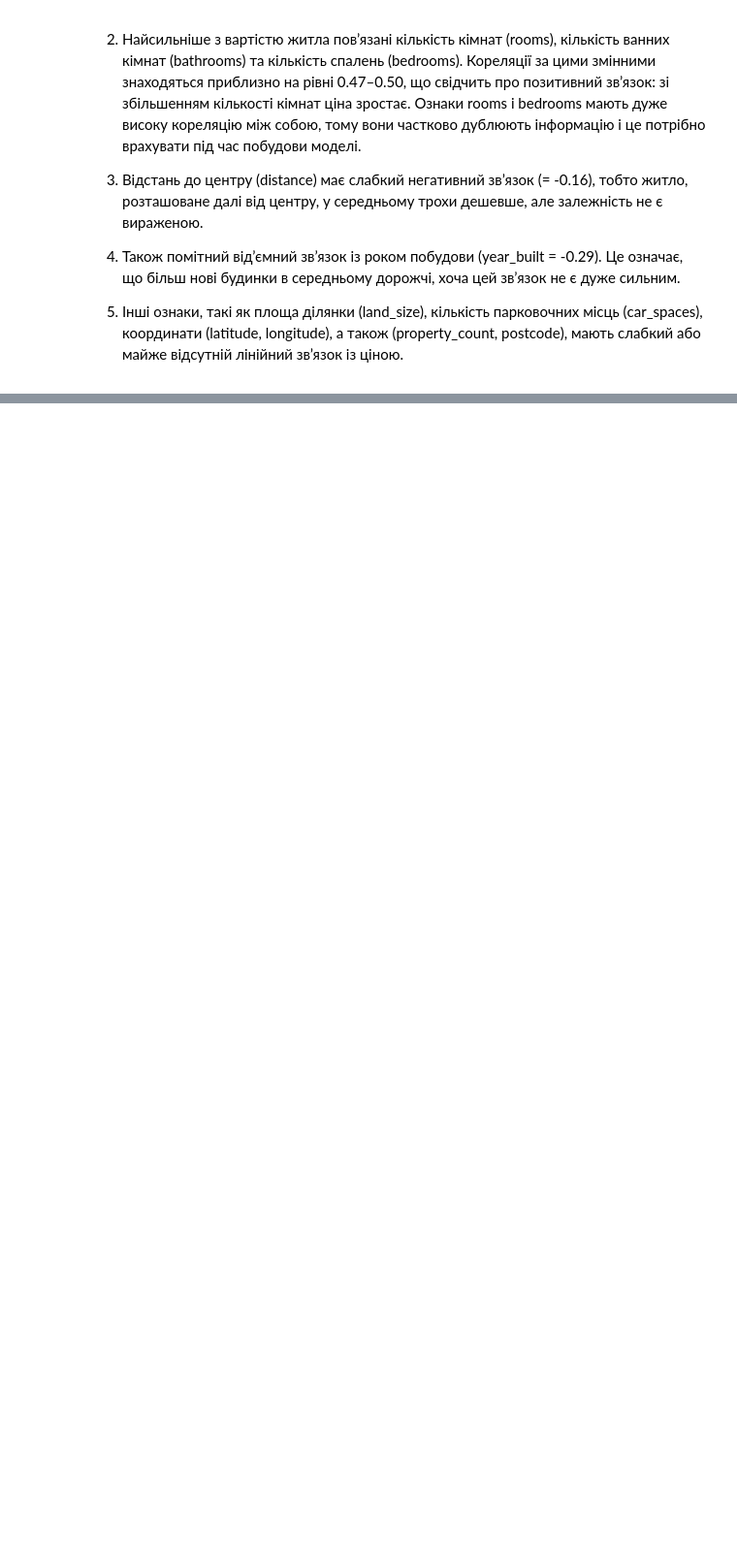
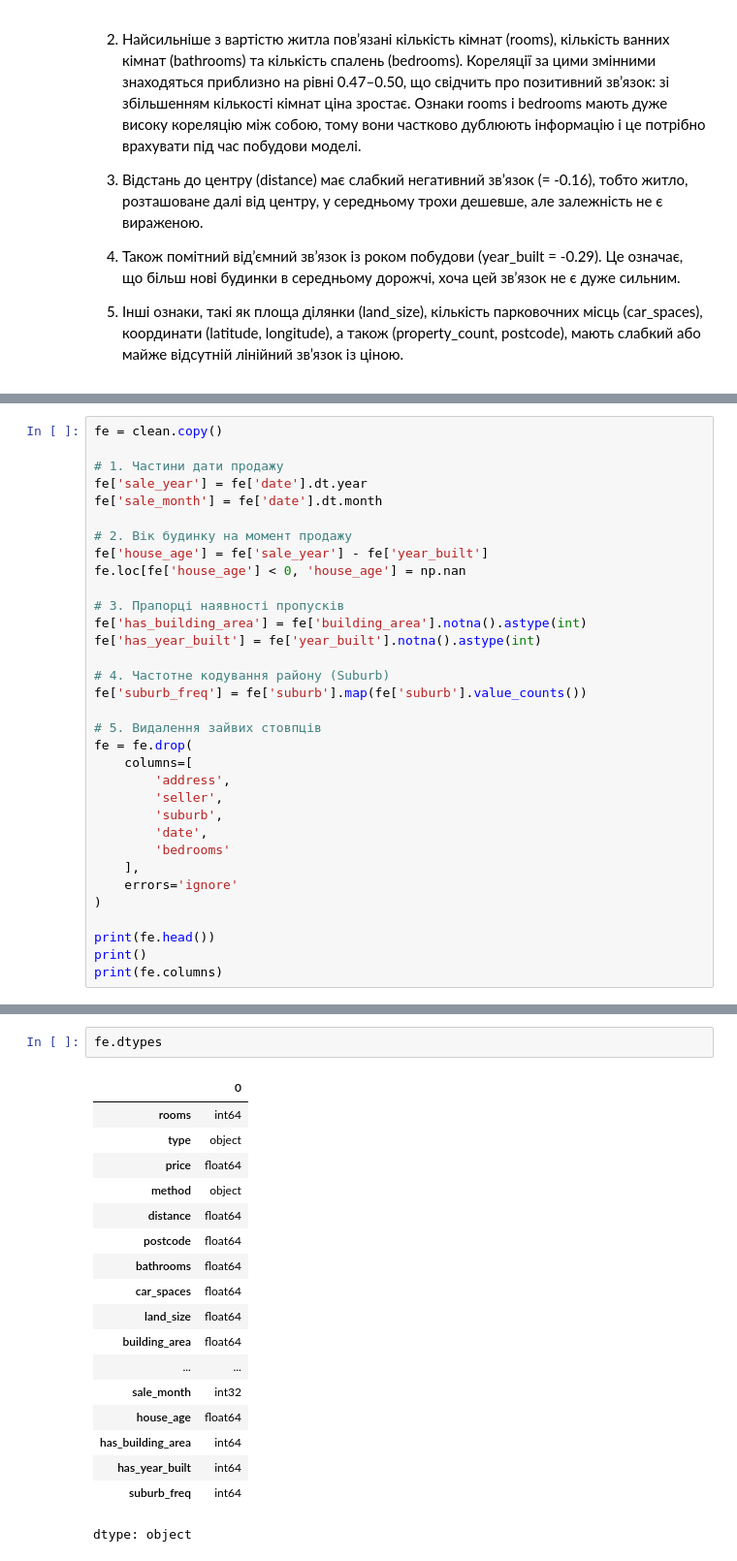
Before and after one commit to Yuliia-Safonova/melbourne-housing, a Jupyter notebook: notebooks/melbourne_housing.ipynb, the cells around one changed output, grey strips where cells are left out. Shown at 97% size. Drawn from its saved outputs; the diff is of its cells as text; blank space fills up the shorter version.

```diff
--- a/notebooks/melbourne_housing.ipynb
+++ b/notebooks/melbourne_housing.ipynb
@@ -385,0 +396,33 @@ clean[['rooms', 'bedrooms']].corr()
+# %%
+fe = clean.copy()
+
+# 1. Частини дати продажу
+fe['sale_year'] = fe['date'].dt.year
+fe['sale_month'] = fe['date'].dt.month
+
+# 2. Вік будинку на момент продажу
+fe['house_age'] = fe['sale_year'] - fe['year_built']
+fe.loc[fe['house_age'] < 0, 'house_age'] = np.nan
+
+# 3. Прапорці наявності пропусків
+fe['has_building_area'] = fe['building_area'].notna().astype(int)
+fe['has_year_built'] = fe['year_built'].notna().astype(int)
+
+# 4. Частотне кодування району (Suburb)
+fe['suburb_freq'] = fe['suburb'].map(fe['suburb'].value_counts())
+
+# 5. Видалення зайвих стовпців
+fe = fe.drop(
+    columns=[
+        'address',
+        'seller',
+        'suburb',
+        'date',
+        'bedrooms'
+    ],
+    errors='ignore'
+)
+
+print(fe.head())
+print()
+print(fe.columns)
@@ -385,0 +449,21 @@ clean[['rooms', 'bedrooms']].corr()
+# %%
+fe.dtypes
+# %% [output]
+|  | 0 |
+| rooms | int64 |
+| type | object |
+| price | float64 |
+| method | object |
+| distance | float64 |
+| postcode | float64 |
+| bathrooms | float64 |
+| car_spaces | float64 |
+| land_size | float64 |
+| building_area | float64 |
+| ... | ... |
+| sale_month | int32 |
+| house_age | float64 |
+| has_building_area | int64 |
+| has_year_built | int64 |
+| suburb_freq | int64 |
+dtype: object
```
Also changed, not shown: parts of 17 cells of this notebook.
